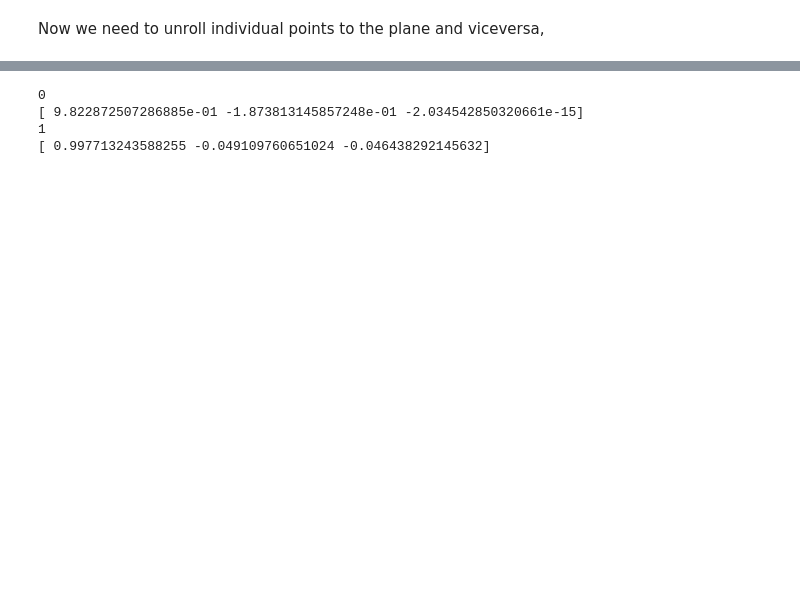
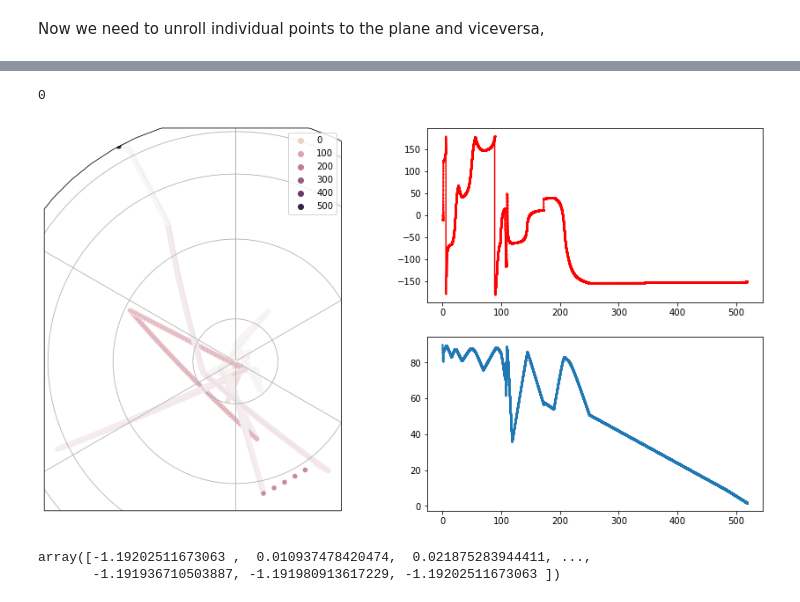
Before and after one commit to PolarWandering/PaleoStats, a Jupyter notebook: Spherical_Splines.ipynb, the cells around one changed output, grey strips where cells are left out. Drawn from its saved outputs; the diff is of its cells as text; code cells hidden in the pictures; blank space fills up the shorter version.

```diff
--- a/Spherical_Splines.ipynb
+++ b/Spherical_Splines.ipynb
@@ -365,6 +400,7 @@ def unroll_points(curve, point_times, D):
     '''
 
     D_star = np.zeros(D.shape)
+    plt.plot(curve.planar_values[:,0], curve.planar_values[:,1])
 
     for idx, t in enumerate(point_times):
         # First we identify the right time
@@ -378,6 +414,6 @@ def unroll_points(curve, point_times, D):
         d_rotated = d_rotated[np.newaxis,:]
         # equal distance projection
         d_projected = equal_distance_projection(d_rotated)
-        D_star[idx,:] = curve.planar_values[idx,:] + d_projected
+        D_star[idx,:] = curve.planar_values[idx_inf,:] + d_projected
 
     return D_star
@@ -400,41 +441,40 @@ curve.plot()
 # %%
-n_iter = 3
+n_iter = 2
+smoothing = 0.5
 
 for _ in range(n_iter):
 
     print(_)
 
     ### Unroll curve ###
-    curve.plot()
-    time, f_star, Rotation = unroll_curve(curve, n_steps=200)
-
+    time, f_star, Rotation = unroll_curve(curve, delta_t=0.01)
+    break
     # Update rotation and f* from unrolling
     curve.update_rotation(Rotation)
     curve.update_unroll(f_star)
 
+    curve.plot()
+
     ### Unroll points ###
     D_star = unroll_points(curve, df.Time.values, df[['x','y','z']].values)
+    ### Fit Splines ###
+    #spl_x = UnivariateSpline(df.Time.values, D_star[:,0], k=3)
+    spl_x = UnivariateSpline(df.Time.values, D_star[:,0], k=3, s=smoothing)
 
-    ### Fit Splines ###
-
-    #spl_x = UnivariateSpline(df.Time.values, D_star[:,0], k=3)
-    spl_x = UnivariateSpline(df.Time.values, D_star[:,0], k=1, s=0)
-    #spl_x.set_smoothing_factor(0.05)
-
-    spl_y = UnivariateSpline(df.Time.values, D_star[:,1], k=1, s=0)
-    #spl_y = UnivariateSpline(df.Time.values, D_star[:,1], k=3)
-    #spl_y.set_smoothing_factor(0.05)
+    spl_y = UnivariateSpline(df.Time.values, D_star[:,1], k=3, s=smoothing)
 
     X_ = spl_x(curve.time_values)
     Y_ = spl_y(curve.time_values)
 
     ### Update curve ###
-    curve = roll_curve(curve.time_values, np.array([X_, Y_, np.ones(X_.shape[0])]).T)
+    # for some reason this has been done with ones instead of zeros...
+    #curve = roll_curve(curve.time_values, np.array([X_, Y_, np.ones(X_.shape[0])]).T)
+    print("Rollig the curve")
+    curve = roll_curve(curve.time_values, np.array([X_, Y_, np.zeros(X_.shape[0])]).T, delta_t=0.01)
+
 
 
 curve.plot()
 # %% [output]
 0
-[ 9.822872507286885e-01 -1.873813145857248e-01 -2.034542850320661e-15]
-1
-[ 0.997713243588255 -0.049109760651024 -0.046438292145632]
+[figure, added]
@@ -442,0 +481,5 @@ curve.plot()
+# %%
+f_star[:,0]
+# %% [output]
+array([-1.19202511673063 ,  0.010937478420474,  0.021875283944411, ...,
+       -1.191936710503887, -1.191980913617229, -1.19202511673063 ])
```
Also changed, not shown: parts of 39 cells of this notebook.
